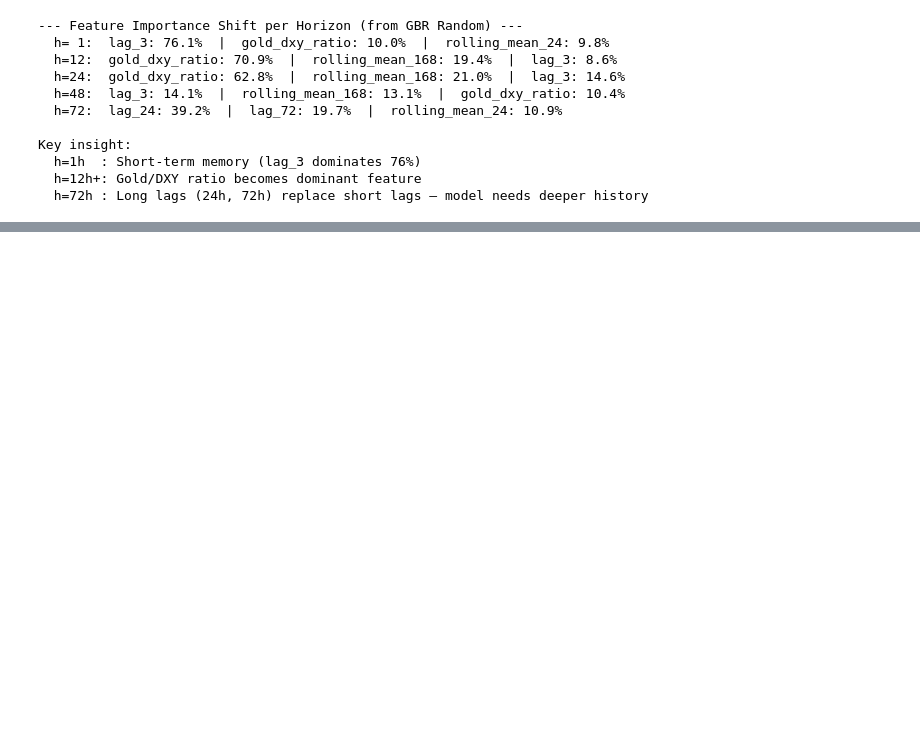
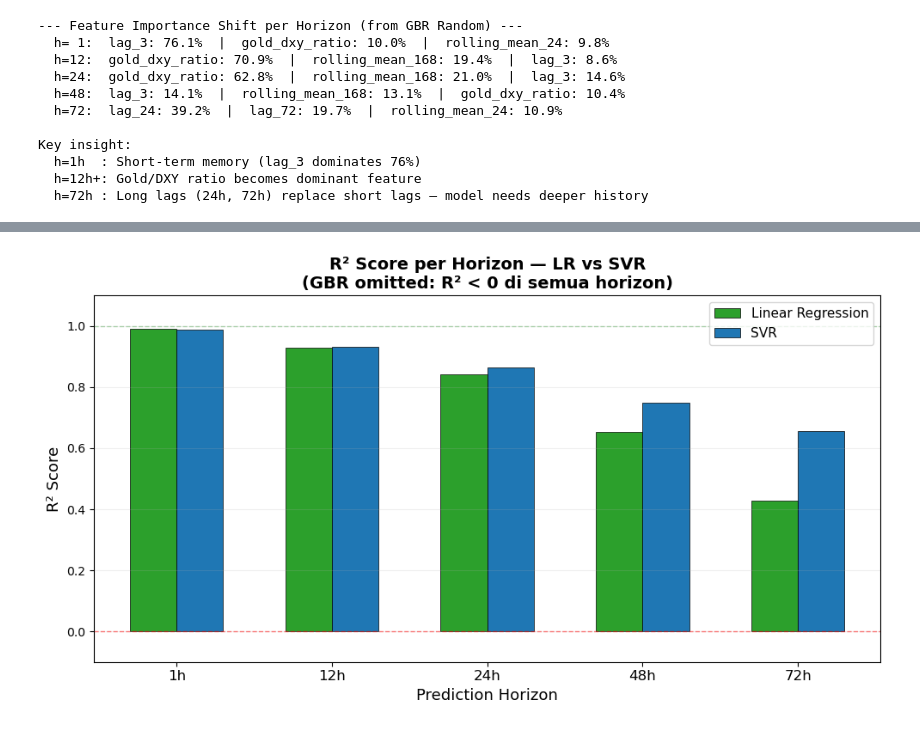
Before and after one commit to ilydien/Gold-Prediction-Big-Data-Kel3, a Jupyter notebook: eksperiment/experiment.ipynb, the cells around one changed output, grey strips where cells are left out. Saved outputs shown, nothing was run; the diff lists cells and outputs as text; code cells hidden in the pictures; blank space fills up the shorter version.

```diff
--- a/eksperiment/experiment.ipynb
+++ b/eksperiment/experiment.ipynb
@@ -1635,0 +1807,48 @@ Key insight:
+# %%
+
+# Cell D — R² per Horizon per Model
+
+fig, ax = plt.subplots(figsize=(10, 5.5))
+
+x = np.arange(len(HORIZONS))
+width = 0.3
+
+r2_data = {}
+for mk in ["linear_regression", "svr"]:
+    r2_data[mk] = [
+        next((r["r2"] for r in all_grid
+              if r["model_name"] == mk and r["horizon"] == h), 0)
+        for h in HORIZONS
+    ]
+
+for i, mk in enumerate(["linear_regression", "svr"]):
+    offset = (i - 0.5) * width
+    ax.bar(
+        x + offset, r2_data[mk], width,
+        label=MODEL_LABELS[mk],
+        color=MODEL_COLORS[mk],
+        edgecolor="black",
+        linewidth=0.5,
+    )
+
+# Reference line
+ax.axhline(y=0, color="red", linestyle="--", alpha=0.5, linewidth=1)
+ax.axhline(y=1, color="green", linestyle="--", alpha=0.3, linewidth=1)
+
+ax.set_xticks(x)
+ax.set_xticklabels(HORIZON_LABELS, fontsize=12)
+ax.set_xlabel("Prediction Horizon", fontsize=13)
+ax.set_ylabel("R² Score", fontsize=13)
+ax.set_title(
+    "R² Score per Horizon — LR vs SVR\n"
+    "(GBR omitted: R² < 0 di semua horizon)",
+    fontsize=14, fontweight="bold",
+)
+ax.legend(fontsize=11)
+ax.grid(True, alpha=0.2, axis="y")
+ax.set_ylim(-0.1, 1.1)
+
+plt.tight_layout()
+plt.show()
+# %% [output]
+[figure, added]
```
Also changed, not shown: parts of 38 cells of this notebook, 1 other file.
